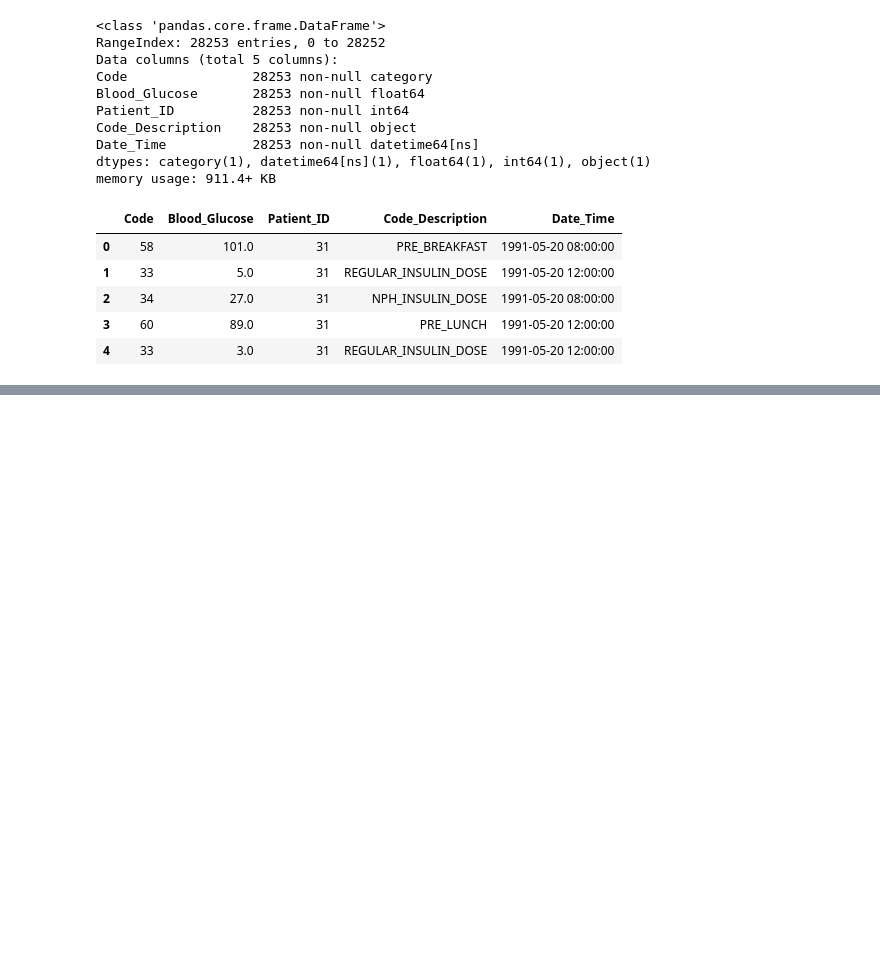
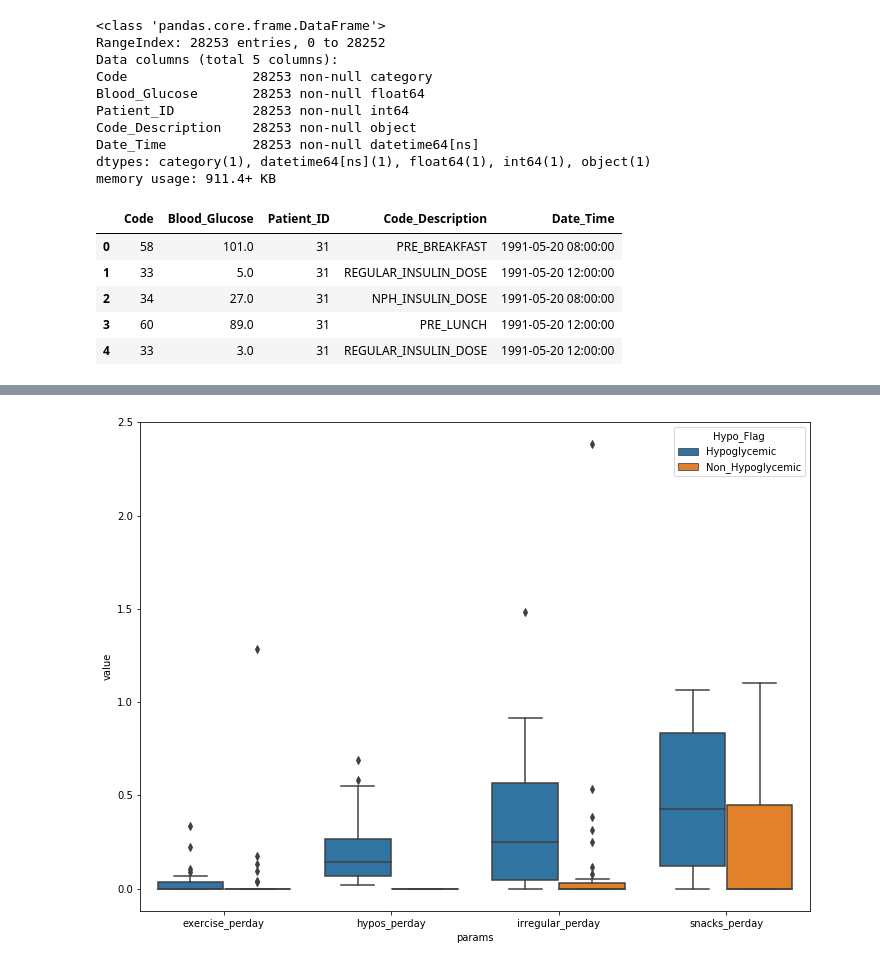
Before and after one commit to johngunaseelan/Hypoglycemia-Detection, a Jupyter notebook: Code/EDA - II.ipynb, the cells around one changed output, grey strips where cells are left out. Saved outputs shown, nothing was run; the diff lists cells and outputs as text; code cells hidden in the pictures; blank space fills up the shorter version.

```diff
--- a/Code/EDA - II.ipynb
+++ b/Code/EDA - II.ipynb
@@ -91,0 +139,7 @@ plt.show()
+# %%
+fig = plt.gcf()
+fig.set_size_inches(12, 9, forward=True)
+sns.boxplot(x="params", y="value", hue="Hypo_Flag", data=df_agg_plot.loc[(df_agg_plot['params']  == 'exercise_perday') | (df_agg_plot['params']  == 'hypos_perday') | (df_agg_plot['params']  == 'irregular_perday') | (df_agg_plot['params']  == 'snacks_perday')])
+plt.show()
+# %% [output]
+[figure, added]
```
Also changed, not shown: parts of 12 cells of this notebook, 1 other file.
